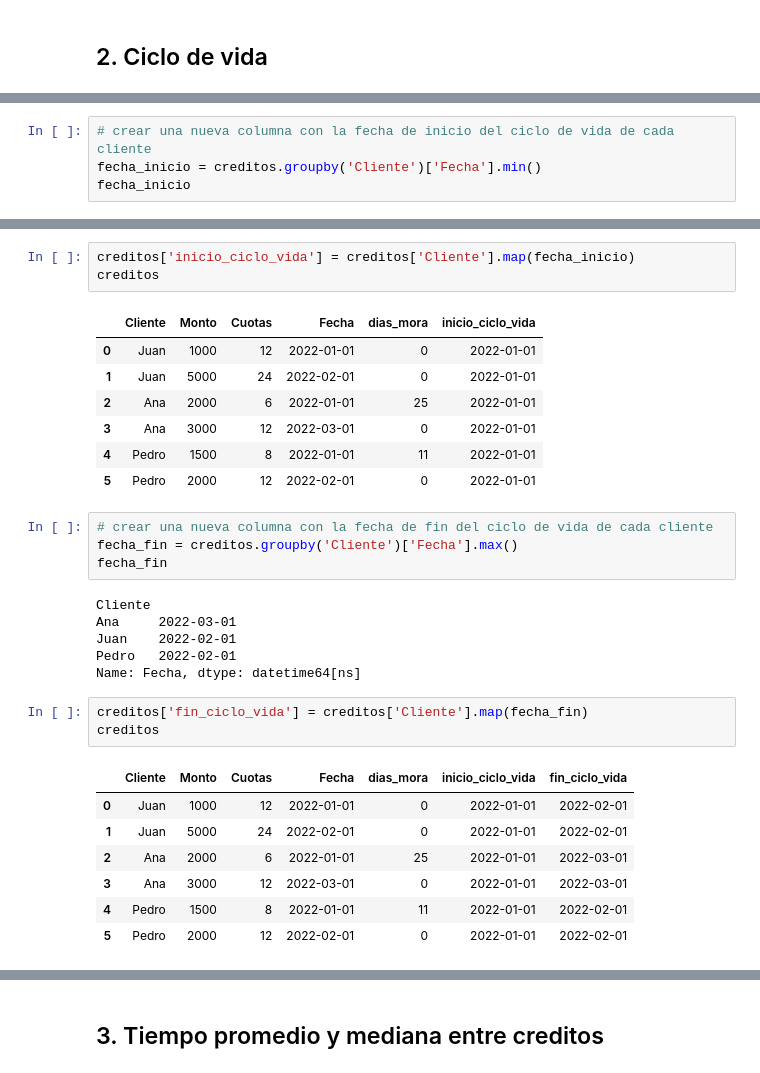
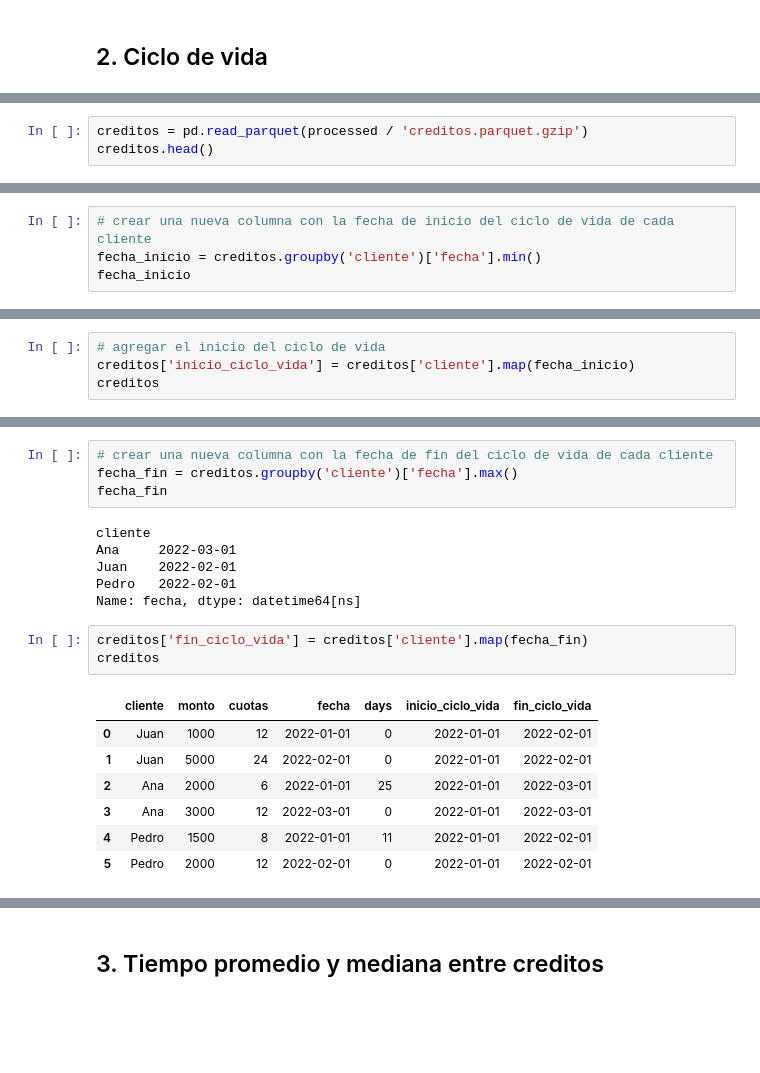
Before and after one commit to oecorrechag/Home-functions, a Jupyter notebook: agrupaciones/cuentas.ipynb, the cells around one changed output, grey strips where cells are left out. Cells and saved outputs as stored; diff of their text form; blank space fills up the shorter version.

```diff
--- a/agrupaciones/cuentas.ipynb
+++ b/agrupaciones/cuentas.ipynb
@@ -60,0 +57,3 @@ creditos.head()
+# %%
+creditos = pd.read_parquet(processed / 'creditos.parquet.gzip')
+creditos.head()
@@ -61,5 +67,5 @@ creditos.head()
 # %%
 # crear una nueva columna con la fecha de inicio del ciclo de vida de cada cliente
-fecha_inicio = creditos.groupby('Cliente')['Fecha'].min()
+fecha_inicio = creditos.groupby('cliente')['fecha'].min()
 fecha_inicio
 # %% [output]
@@ -70,0 +77,4 @@ Name: Fecha, dtype: datetime64[ns]
+# %%
+# agregar el inicio del ciclo de vida
+creditos['inicio_ciclo_vida'] = creditos['cliente'].map(fecha_inicio)
+creditos
@@ -71,35 +89,24 @@ Name: Fecha, dtype: datetime64[ns]
+# %%
+# crear una nueva columna con la fecha de fin del ciclo de vida de cada cliente
+fecha_fin = creditos.groupby('cliente')['fecha'].max()
+fecha_fin
+# %% [output]
+cliente
+Ana     2022-03-01
+Juan    2022-02-01
+Pedro   2022-02-01
+Name: fecha, dtype: datetime64[ns]
 # %%
-creditos['inicio_ciclo_vida'] = creditos['Cliente'].map(fecha_inicio)
+creditos['fin_ciclo_vida'] = creditos['cliente'].map(fecha_fin)
 creditos
 # %% [output]
-|  | Cliente | Monto | Cuotas | Fecha | dias_mora | inicio_ciclo_vida |
-| 0 | Juan | 1000 | 12 | 2022-01-01 | 0 | 2022-01-01 |
-| 1 | Juan | 5000 | 24 | 2022-02-01 | 0 | 2022-01-01 |
-| 2 | Ana | 2000 | 6 | 2022-01-01 | 25 | 2022-01-01 |
-| 3 | Ana | 3000 | 12 | 2022-03-01 | 0 | 2022-01-01 |
-| 4 | Pedro | 1500 | 8 | 2022-01-01 | 11 | 2022-01-01 |
-| 5 | Pedro | 2000 | 12 | 2022-02-01 | 0 | 2022-01-01 |
+|  | cliente | monto | cuotas | fecha | days | inicio_ciclo_vida | fin_ciclo_vida |
+| 0 | Juan | 1000 | 12 | 2022-01-01 | 0 | 2022-01-01 | 2022-02-01 |
+| 1 | Juan | 5000 | 24 | 2022-02-01 | 0 | 2022-01-01 | 2022-02-01 |
+| 2 | Ana | 2000 | 6 | 2022-01-01 | 25 | 2022-01-01 | 2022-03-01 |
+| 3 | Ana | 3000 | 12 | 2022-03-01 | 0 | 2022-01-01 | 2022-03-01 |
+| 4 | Pedro | 1500 | 8 | 2022-01-01 | 11 | 2022-01-01 | 2022-02-01 |
+| 5 | Pedro | 2000 | 12 | 2022-02-01 | 0 | 2022-01-01 | 2022-02-01 |
-# %%
-# crear una nueva columna con la fecha de fin del ciclo de vida de cada cliente
-fecha_fin = creditos.groupby('Cliente')['Fecha'].max()
-fecha_fin
-# %% [output]
-Cliente
-Ana     2022-03-01
-Juan    2022-02-01
-Pedro   2022-02-01
-Name: Fecha, dtype: datetime64[ns]
-# %%
-creditos['fin_ciclo_vida'] = creditos['Cliente'].map(fecha_fin)
-creditos
-# %% [output]
-|  | Cliente | Monto | Cuotas | Fecha | dias_mora | inicio_ciclo_vida | fin_ciclo_vida |
-| 0 | Juan | 1000 | 12 | 2022-01-01 | 0 | 2022-01-01 | 2022-02-01 |
-| 1 | Juan | 5000 | 24 | 2022-02-01 | 0 | 2022-01-01 | 2022-02-01 |
-| 2 | Ana | 2000 | 6 | 2022-01-01 | 25 | 2022-01-01 | 2022-03-01 |
-| 3 | Ana | 3000 | 12 | 2022-03-01 | 0 | 2022-01-01 | 2022-03-01 |
-| 4 | Pedro | 1500 | 8 | 2022-01-01 | 11 | 2022-01-01 | 2022-02-01 |
-| 5 | Pedro | 2000 | 12 | 2022-02-01 | 0 | 2022-01-01 | 2022-02-01 |
 # %%
 # calcular la duración del ciclo de vida de cada cliente
 creditos['ciclo_vida'] = (pd.to_datetime(creditos['fin_ciclo_vida']) - pd.to_datetime(creditos['inicio_ciclo_vida'])).dt.days
```
Also changed, not shown: parts of 13 cells of this notebook, 2 other files.
